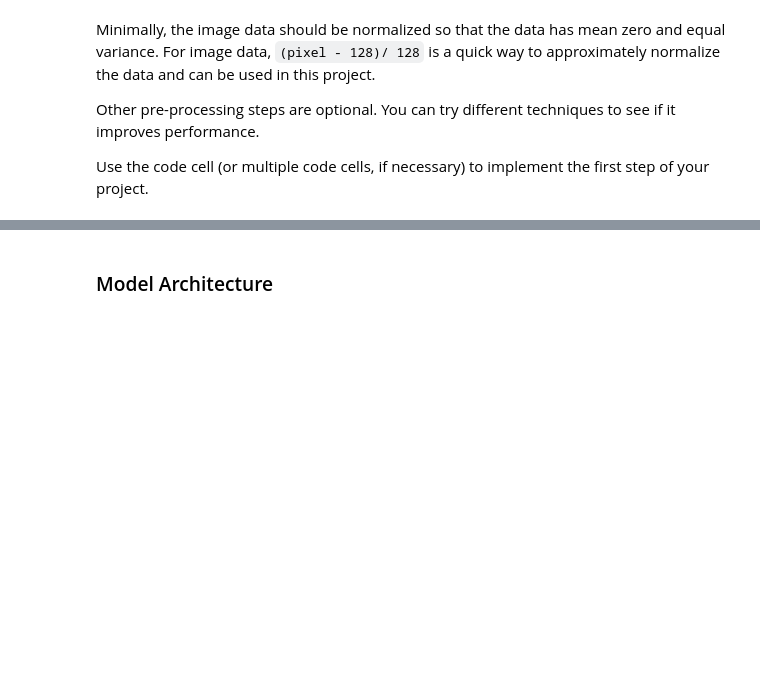
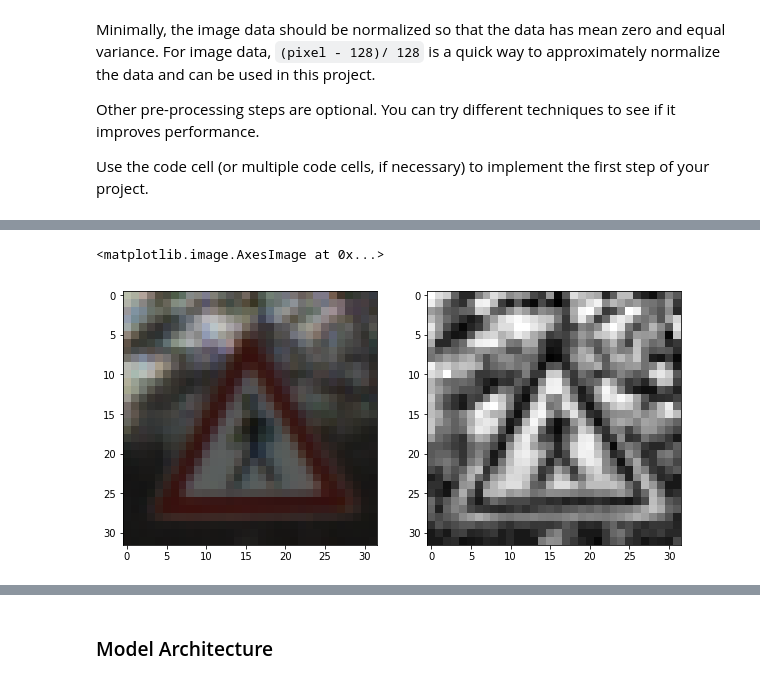
Before and after one commit to benjamintanweihao/CarND-Traffic-Sign-Classifier-Project, a Jupyter notebook: Traffic_Sign_Classifier.ipynb, the cells around one changed output, grey strips where cells are left out. Drawn from its saved outputs; the diff is of its cells as text; code cells hidden in the pictures; blank space fills up the shorter version.

```diff
--- a/Traffic_Sign_Classifier.ipynb
+++ b/Traffic_Sign_Classifier.ipynb
@@ -186,0 +186,17 @@ assert(X_train.shape == (34799, 32, 32, 3))
+# %%
+import random
+
+x = X_train[random.randint(0, n_train)]
+
+def preprocess_image(x):
+    x = rgb2gray(x)
+    x = exposure.equalize_adapthist(x)
+
+    return x
+
+fig3, axes3 = plt.subplots(1, 2,figsize=(10,10))
+axes3[0].imshow(x, cmap = plt.get_cmap('gray'))
+axes3[1].imshow(np.squeeze(preprocess_image(x)), cmap = plt.get_cmap('gray'))
+# %% [output]
+<matplotlib.image.AxesImage at 0x...>
+[figure, added]
```
Also changed, not shown: parts of 12 cells of this notebook.
